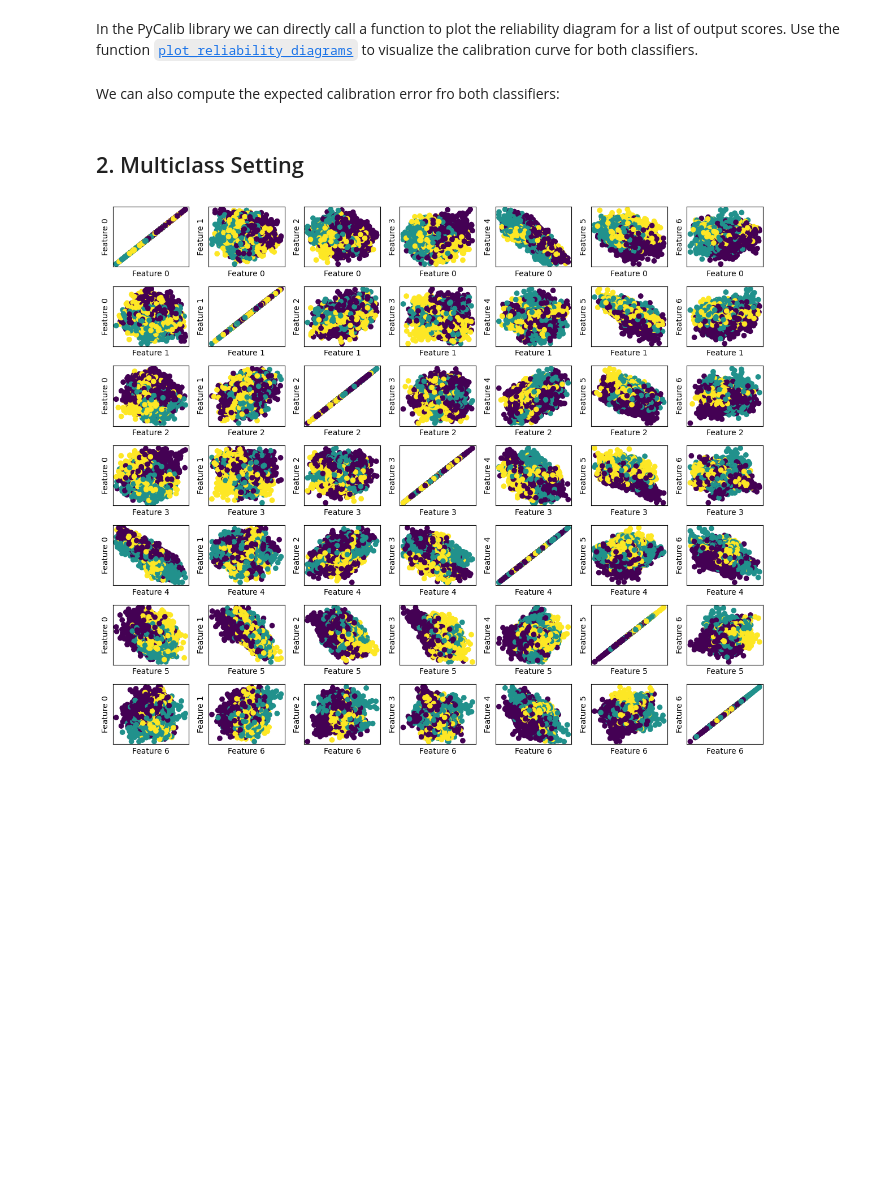
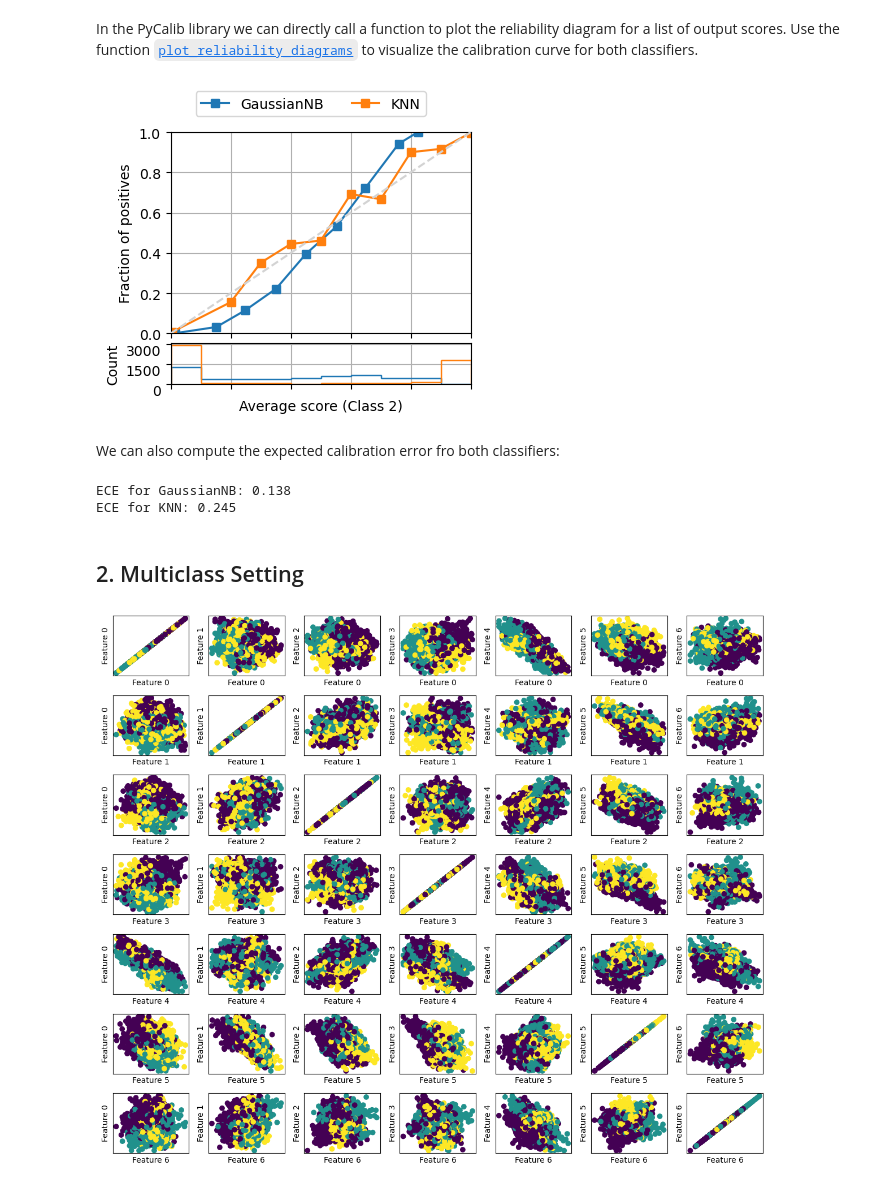
Before and after one commit to sandervanlaere1/ML, a Jupyter notebook: 17_calibration/PC_Lab17_2023_calibration.ipynb, the cells around one changed output. Drawn from its saved outputs; the diff is of its cells as text; code cells hidden in the pictures; blank space fills up the shorter version.

```diff
--- a/17_calibration/PC_Lab17_2023_calibration.ipynb
+++ b/17_calibration/PC_Lab17_2023_calibration.ipynb
@@ -180,10 +201,12 @@ In the PyCalib library we can directly call a function to plot the reliability d
 # %%
 from pycalib.visualisations import plot_reliability_diagram
 
-scores_list = ".." #TODO
-labels_list = ['KNN', 'GaussianNB']
+scores_list = [clf.predict_proba(x_test), clf2.predict_proba(x_test)]
+labels_list = ['GaussianNB', 'KNN']
 
 _ = plot_reliability_diagram(y_test, scores_list, legend=labels_list, show_histogram=True)
 plt.tight_layout()
+# %% [output]
+[figure, added]
 # %% [markdown]
 We can also compute the expected calibration error fro both classifiers:
@@ -194,3 +213,12 @@ from pycalib.metrics import ECE
+# %%
+from pycalib.metrics import ECE
+
+ece_list = [ECE(y_test, scores) for scores in scores_list]
+print(f"ECE for GaussianNB: {ece_list[0]:.3f}")
+print(f"ECE for KNN: {ece_list[1]:.3f}")
+# %% [output]
+ECE for GaussianNB: 0.138
+ECE for KNN: 0.245
 # %% [markdown]
 ## 2. Multiclass Setting
 # %%
```
Also changed, not shown: parts of 19 cells of this notebook.
